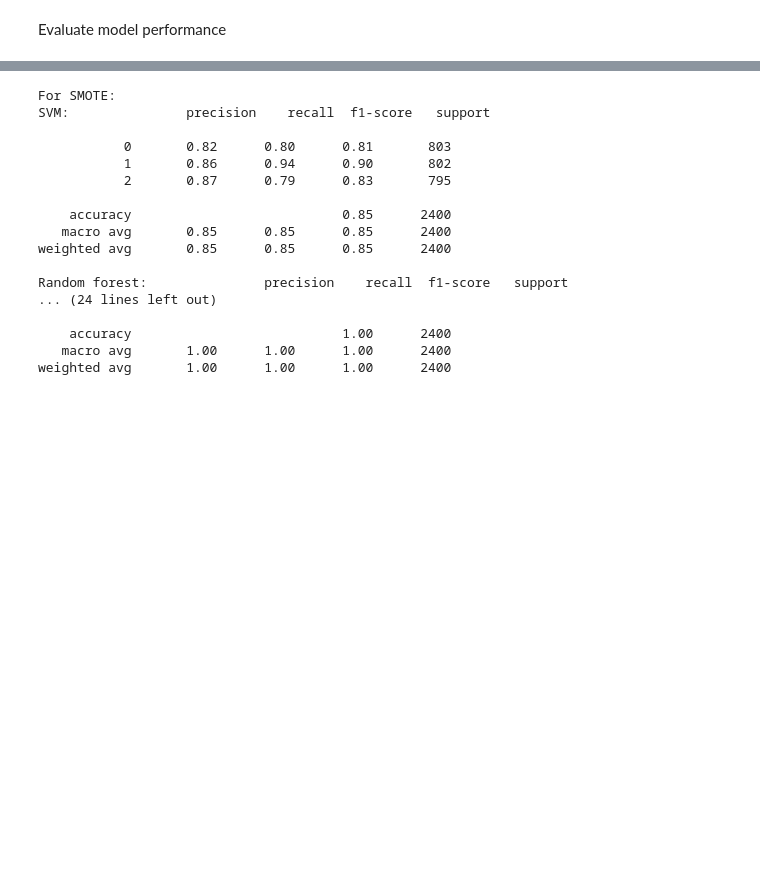
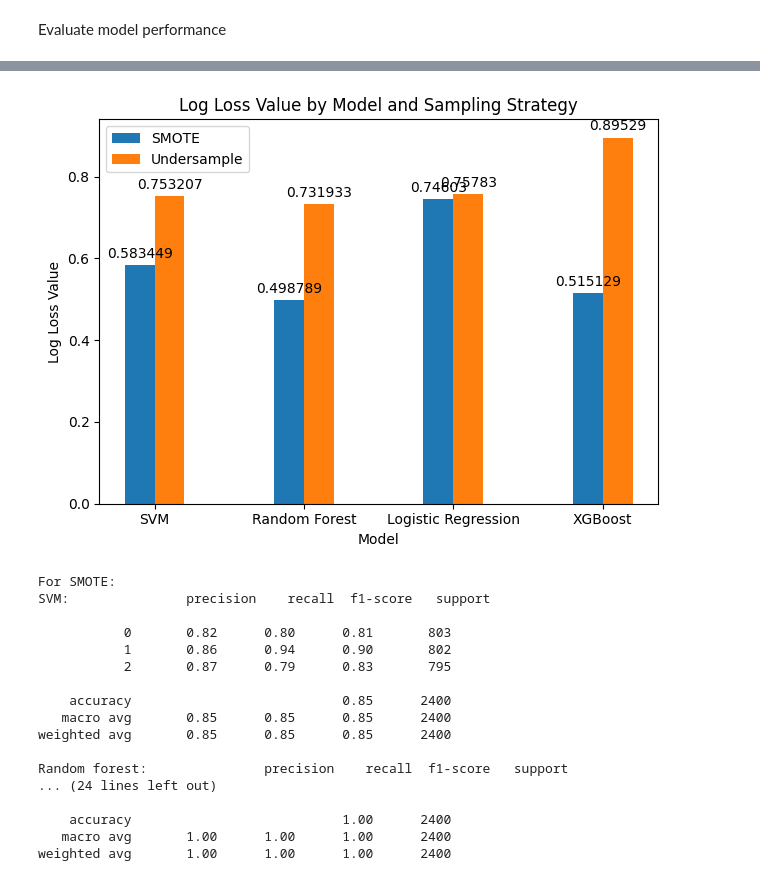
Before and after one commit to leabrodyheine/ML-Kaggle-Cirrhosis-Data, a Jupyter notebook: ID5059_P2_Main.ipynb, the cells around one changed output, grey strips where cells are left out. Cells and saved outputs as stored; diff of their text form; code cells hidden in the pictures; blank space fills up the shorter version.

Commit message:
motify sampling performance logloss

```diff
--- a/ID5059_P2_Main.ipynb
+++ b/ID5059_P2_Main.ipynb
@@ -1175,3 +1177,23 @@ SVM model Validation set Log Loss: 0.5834493129536292
 Random forest model Validation set Log Loss: 0.49878878107534785
 Logistic regression model Validation set Log Loss: 0.746029881441945
 XGBoost model Validation set Log Loss: 0.5151293180631477
+# %%
+
+# Predict probabilities for validation set using models trained on undersampling-augmented data
+y_val_proba_svm_undersample = svm_clf_undersample.predict_proba(X_val_preprocessed)
+y_pred_proba_rf_undersample = random_forest_clf_undersample.predict_proba(X_val_preprocessed)
+y_pred_proba_LR_undersample = logistic_reg_clf_undersample.predict_proba(X_val_preprocessed)
+y_pred_proba_XGB_undersample = XGB_clf_undersample.predict_proba(X_val_preprocessed)
+
+# Calculate log loss for each model on validation set
+logloss_val_svm_undersample = log_loss(y_val_encoded, y_val_proba_svm_undersample)
+logloss_val_rf_undersample = log_loss(y_val_encoded, y_pred_proba_rf_undersample)
+logloss_val_LR_undersample = log_loss(y_val_encoded, y_pred_proba_LR_undersample)
+logloss_val_XGB_undersample = log_loss(y_val_encoded, y_pred_proba_XGB_undersample)
+
+# Print log loss values for each model
+print("undersample log loss value for each moedel")
+print(f"SVM model Validation set Log Loss: {logloss_val_svm_undersample}")
+print(f"Random forest model Validation set Log Loss: {logloss_val_rf_undersample}")
+print(f"Logistic regression model Validation set Log Loss: {logloss_val_LR_undersample}")
+print(f"XGBoost model Validation set Log Loss: {logloss_val_XGB_undersample}")
@@ -1178,3 +1206,31 @@ XGBoost model Validation set Log Loss: 0.5151293180631477
+# %%
+# Prepare the data
+models = ['SVM', 'Random Forest', 'Logistic Regression', 'XGBoost']
+smote_values = [logloss_val_svm_smote, loss_val_rf_smote, loss_val_LR_smote, loss_val_XGB_smote]
+undersample_values = [logloss_val_svm_undersample, logloss_val_rf_undersample, logloss_val_LR_undersample, logloss_val_XGB_undersample]
+
+x = np.arange(len(models))
+width = 0.2
+
+fig, ax = plt.subplots()
+bars1 = ax.bar(x - width/2, smote_values, width, label='SMOTE')
+bars2 = ax.bar(x + width/2, undersample_values, width, label='Undersample')
+
+ax.set_xlabel('Model')
+ax.set_ylabel('Log Loss Value')
+ax.set_title('Log Loss Value by Model and Sampling Strategy')
+ax.set_xticks(x)
+ax.set_xticklabels(models)
+ax.legend()
+
+ax.bar_label(bars1, padding=3)
+ax.bar_label(bars2, padding=3)
+
+fig.tight_layout()
+
+plt.show()
+# %% [output]
+[figure, added]
 # %%
 # Predict validation set data for 'Status' (SMOTE)
 y_pred_SVM_smote = svm_clf_smote.predict(X_val_smote)
```
Also changed, not shown: parts of 6 cells of this notebook, 1 other file.
